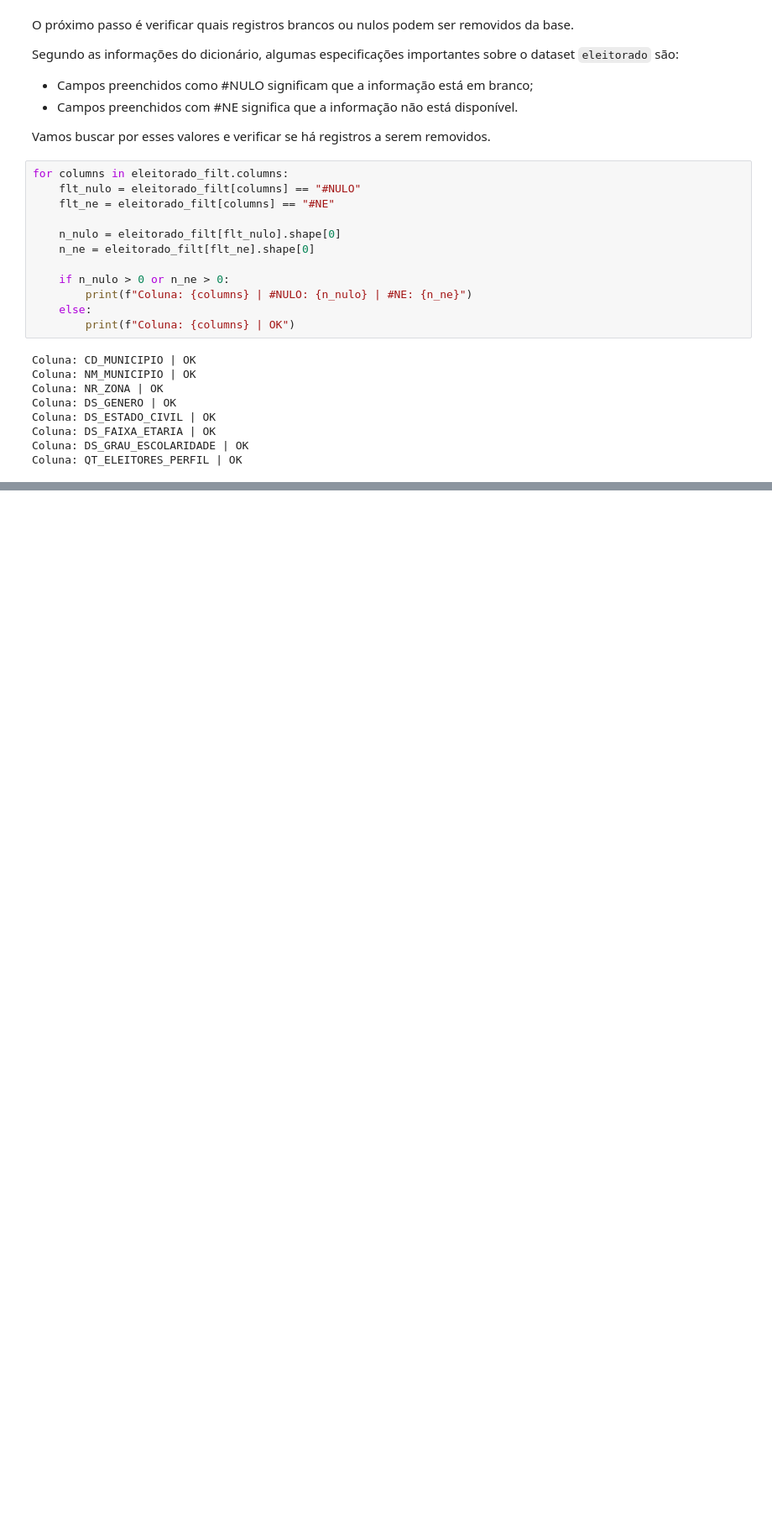
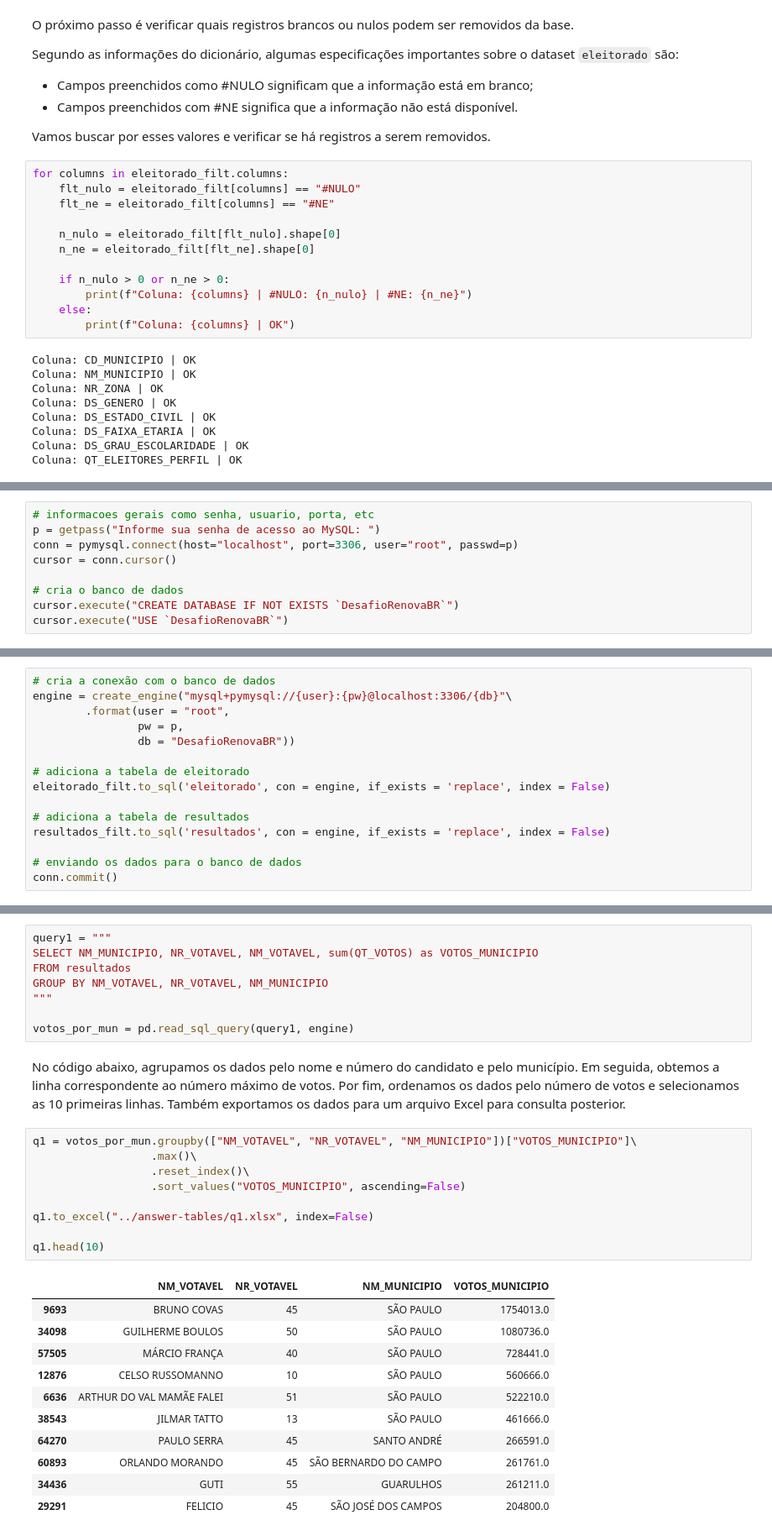
Before and after one commit to felipelmc/Desafio-RenovaBR, a Jupyter notebook: src/analysis.ipynb, the cells around one changed output, grey strips where cells are left out. Shown at 84% size. Saved outputs shown, nothing was run; the diff lists cells and outputs as text; blank space fills up the shorter version.

Commit message:
Advances on analysis, queries and answers

```diff
--- a/src/analysis.ipynb
+++ b/src/analysis.ipynb
@@ -231,0 +281,9 @@ Foram removidos 2856552 votos brancos
+# %%
+# informacoes gerais como senha, usuario, porta, etc
+p = getpass("Informe sua senha de acesso ao MySQL: ")
+conn = pymysql.connect(host="localhost", port=3306, user="root", passwd=p)
+cursor = conn.cursor()
+
+# cria o banco de dados
+cursor.execute("CREATE DATABASE IF NOT EXISTS `DesafioRenovaBR`")
+cursor.execute("USE `DesafioRenovaBR`")
@@ -231,0 +294,15 @@ Foram removidos 2856552 votos brancos
+# %%
+# cria a conexão com o banco de dados
+engine = create_engine("mysql+pymysql://{user}:{pw}@localhost:3306/{db}"\
+        .format(user = "root",
+                pw = p,
+                db = "DesafioRenovaBR"))
+
+# adiciona a tabela de eleitorado
+eleitorado_filt.to_sql('eleitorado', con = engine, if_exists = 'replace', index = False)
+
+# adiciona a tabela de resultados
+resultados_filt.to_sql('resultados', con = engine, if_exists = 'replace', index = False)
+
+# enviando os dados para o banco de dados
+conn.commit()
@@ -231,0 +325,31 @@ Foram removidos 2856552 votos brancos
+# %%
+query1 = """
+SELECT NM_MUNICIPIO, NR_VOTAVEL, NM_VOTAVEL, sum(QT_VOTOS) as VOTOS_MUNICIPIO
+FROM resultados
+GROUP BY NM_VOTAVEL, NR_VOTAVEL, NM_MUNICIPIO
+"""
+
+votos_por_mun = pd.read_sql_query(query1, engine)
+# %% [markdown]
+No código abaixo, agrupamos os dados pelo nome e número do candidato e pelo município. Em seguida, obtemos a linha correspondente ao número máximo de votos. Por fim, ordenamos os dados pelo número de votos e selecionamos as 10 primeiras linhas. Também exportamos os dados para um arquivo Excel para consulta posterior.
+# %%
+q1 = votos_por_mun.groupby(["NM_VOTAVEL", "NR_VOTAVEL", "NM_MUNICIPIO"])["VOTOS_MUNICIPIO"]\
+                  .max()\
+                  .reset_index()\
+                  .sort_values("VOTOS_MUNICIPIO", ascending=False)
+
+q1.to_excel("../answer-tables/q1.xlsx", index=False)
+
+q1.head(10)
+# %% [output]
+|  | NM_VOTAVEL | NR_VOTAVEL | NM_MUNICIPIO | VOTOS_MUNICIPIO |
+| 9693 | BRUNO COVAS | 45 | SÃO PAULO | 1754013.0 |
+| 34098 | GUILHERME BOULOS | 50 | SÃO PAULO | 1080736.0 |
+| 57505 | MÁRCIO FRANÇA | 40 | SÃO PAULO | 728441.0 |
+| 12876 | CELSO RUSSOMANNO | 10 | SÃO PAULO | 560666.0 |
+| 6636 | ARTHUR DO VAL MAMÃE FALEI | 51 | SÃO PAULO | 522210.0 |
+| 38543 | JILMAR TATTO | 13 | SÃO PAULO | 461666.0 |
+| 64270 | PAULO SERRA | 45 | SANTO ANDRÉ | 266591.0 |
+| 60893 | ORLANDO MORANDO | 45 | SÃO BERNARDO DO CAMPO | 261761.0 |
+| 34436 | GUTI | 55 | GUARULHOS | 261211.0 |
+| 29291 | FELICIO | 45 | SÃO JOSÉ DOS CAMPOS | 204800.0 |
```
Also changed, not shown: parts of 30 cells of this notebook, 3 other files.
